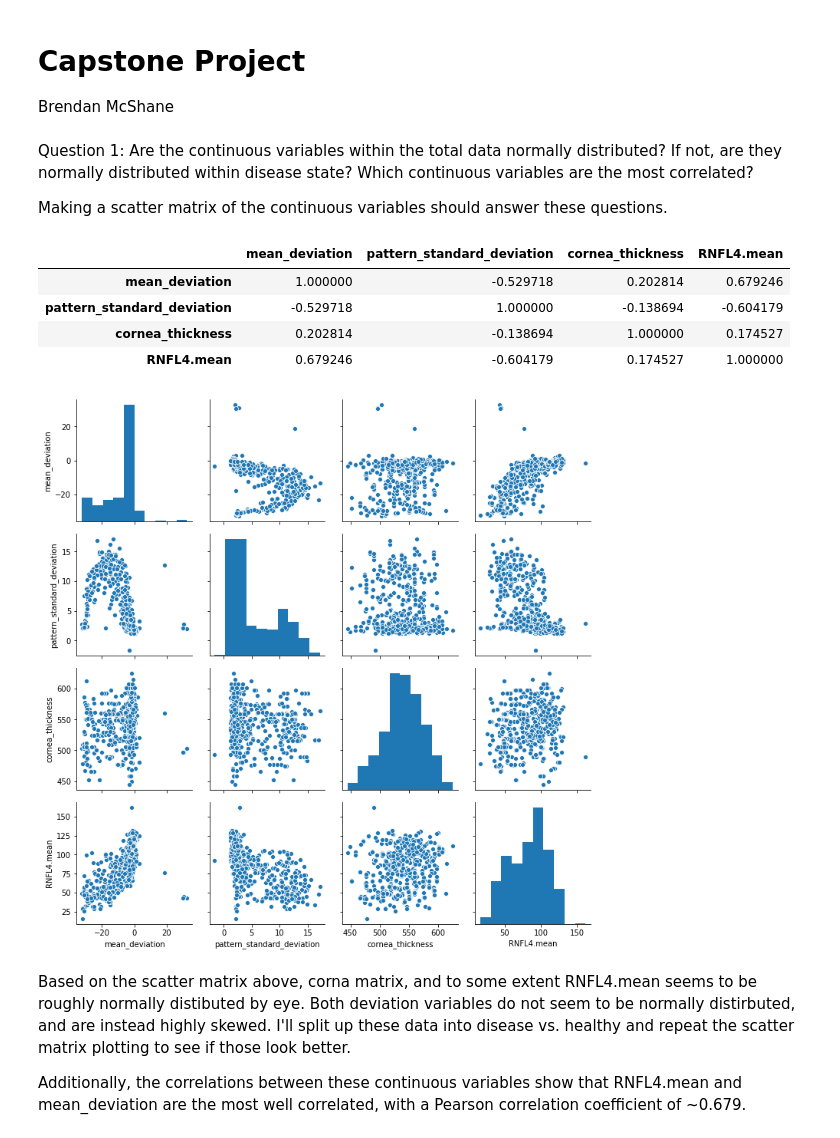
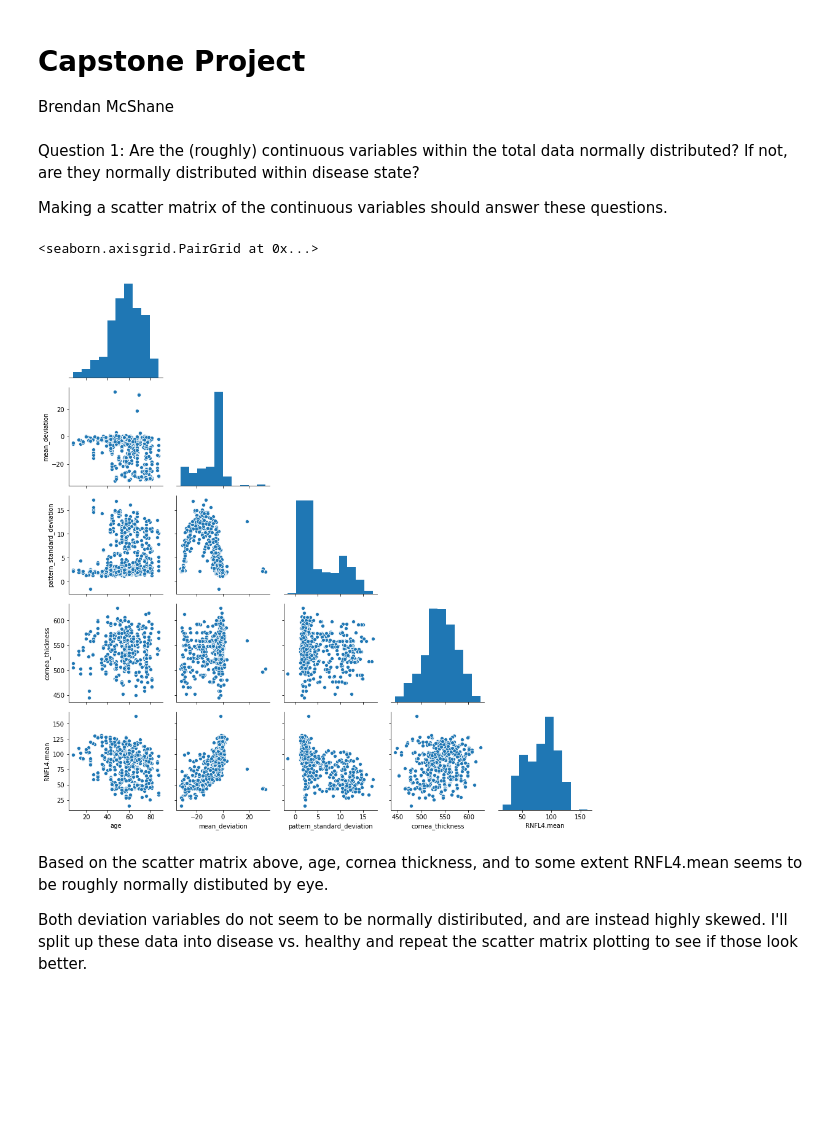
Before and after one commit to Brendan-McShane/tfcb2020_capstone_project, a Jupyter notebook: Capstone Project.ipynb, the cells around one changed output. Cells and saved outputs as stored; diff of their text form; code cells hidden in the pictures; blank space fills up the shorter version.

```diff
--- a/Capstone Project.ipynb
+++ b/Capstone Project.ipynb
@@ -3,42 +3,32 @@
 
 Brendan McShane
 # %% [markdown]
-Question 1: Are the continuous variables within the total data normally distributed? If not, are they normally distributed within disease state? Which continuous variables are the most correlated?
+Question 1: Are the (roughly) continuous variables within the total data normally distributed? If not, are they normally distributed within disease state?
 
 Making a scatter matrix of the continuous variables should answer these questions.
 # %%
 %matplotlib inline
 import matplotlib.pyplot as plt # for plotting
 import pandas as pd # pandas
 import seaborn as sns
 
 whole_dataset = 'data/ds_whole.csv'
 
 df = pd.read_csv(whole_dataset)
 #read in the whole dataset
 
-df_cont = df[['mean_deviation', 'pattern_standard_deviation', 'cornea_thickness', 'RNFL4.mean']]
-#subset into the continuous variables only
+df_cont = df[['age', 'mean_deviation', 'pattern_standard_deviation', 'cornea_thickness', 'RNFL4.mean']]
+#subset into the (roughly) continuous variables only
 
-sns.pairplot(df_cont)
-#plot the scatter matrix of the continuous variables. I used seaborn because I like its default look better
-
-corr = df_cont.corr()
-#make a variable of the correlations between the variables (learned from https://stackoverflow.com/questions/27768677/pandas-scatter-matrix-display-correlation-coefficient)
-corr
-#print the correlation data frame
+sns.pairplot(df_cont, corner = "true")
+#plot the scatter matrix of the continuous variables. I used seaborn because I like the default look of it better.
 # %% [output]
-|  | mean_deviation | pattern_standard_deviation | cornea_thickness | RNFL4.mean |
-| mean_deviation | 1.000000 | -0.529718 | 0.202814 | 0.679246 |
-| pattern_standard_deviation | -0.529718 | 1.000000 | -0.138694 | -0.604179 |
-| cornea_thickness | 0.202814 | -0.138694 | 1.000000 | 0.174527 |
-| RNFL4.mean | 0.679246 | -0.604179 | 0.174527 | 1.000000 |
+<seaborn.axisgrid.PairGrid at 0x...>
-[figure, old version]
+[figure, new version]
 # %% [markdown]
-Based on the scatter matrix above, corna matrix, and to some extent RNFL4.mean seems to be roughly normally distibuted by eye.
-Both deviation variables do not seem to be normally distirbuted, and are instead highly skewed. I'll split up these data into disease vs. healthy and repeat the scatter matrix plotting to see if those look better.
+Based on the scatter matrix above, age, cornea thickness, and to some extent RNFL4.mean seems to be roughly normally distibuted by eye.
 
-Additionally, the correlations between these continuous variables show that RNFL4.mean and mean_deviation are the most well correlated, with a Pearson correlation coefficient of ~0.679.
+Both deviation variables do not seem to be normally distiributed, and are instead highly skewed. I'll split up these data into disease vs. healthy and repeat the scatter matrix plotting to see if those look better.
 # %%
 #A value of 1 in the glaucoma series indicates presence of the disease while 0 indicates absence.
 df_disease =  df[ df['glaucoma'] == 1 ]
```
Also changed, not shown: parts of 4 cells of this notebook, 3 other files.
